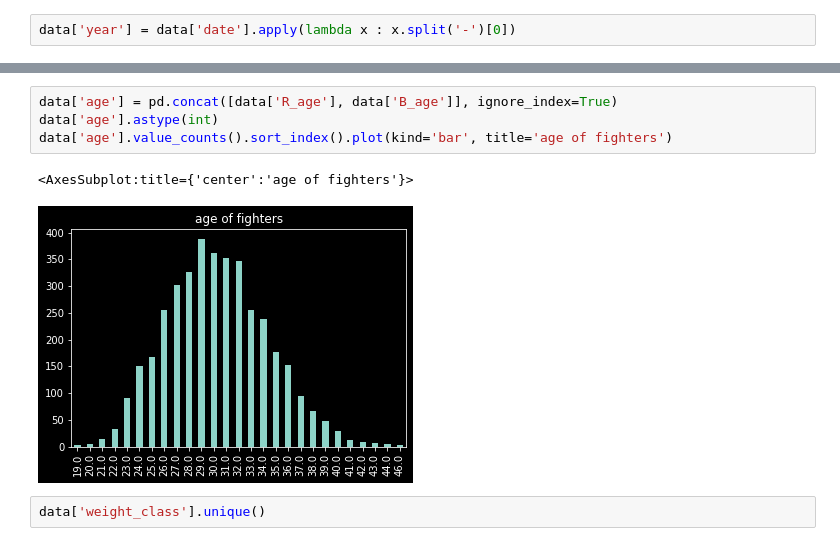
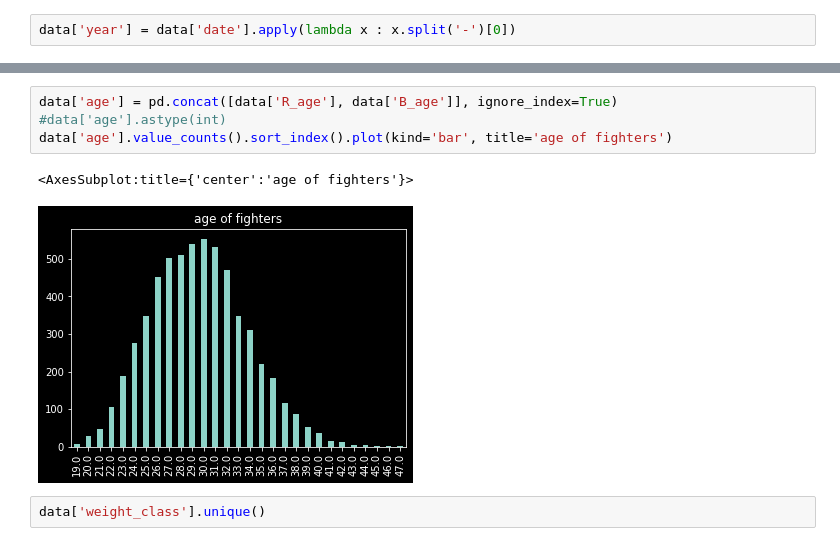
Before and after one commit to Kruzhilkin/the_winning_fighter, a Jupyter notebook: UFC EDA.ipynb, the cells around one changed output, grey strips where cells are left out. Drawn from its saved outputs; the diff is of its cells as text.

```diff
--- a/UFC EDA.ipynb
+++ b/UFC EDA.ipynb
@@ -162,10 +169,10 @@ data['year'].value_counts().sort_index().plot(kind='bar',
 # %%
 data['age'] = pd.concat([data['R_age'], data['B_age']], ignore_index=True)
-data['age'].astype(int)
+#data['age'].astype(int)
 data['age'].value_counts().sort_index().plot(kind='bar', title='age of fighters')
 # %% [output]
 <AxesSubplot:title={'center':'age of fighters'}>
-[figure, old version]
+[figure, new version]
 # %%
 data['weight_class'].unique()
 # %% [output]
```
Also changed, not shown: parts of 39 cells of this notebook, 1 other file.
